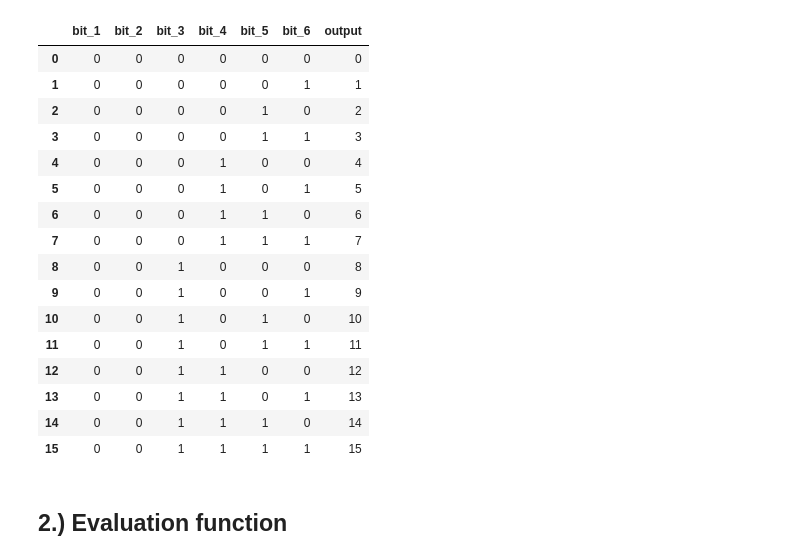
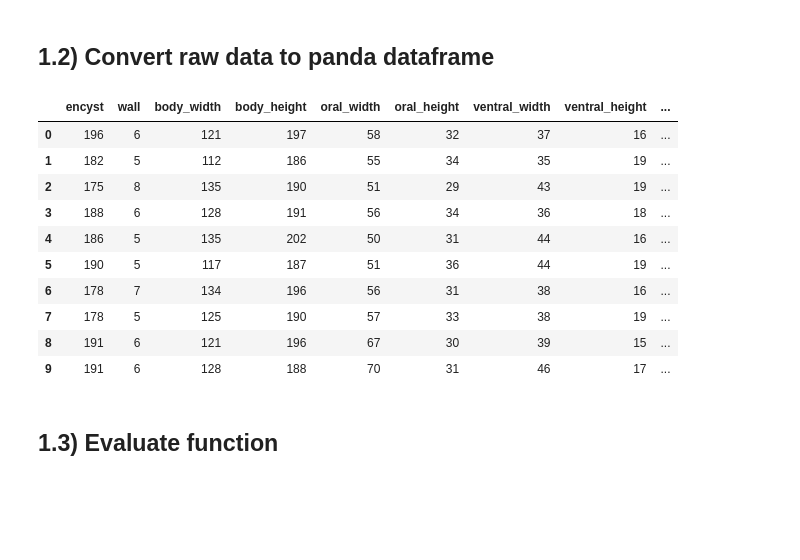
Before and after one commit to mosthotrakoon/ensemble_evaluation, a Jupyter notebook: Ensemble.ipynb, the cells around one changed output. Cells and saved outputs as stored; diff of their text form; code cells hidden in the pictures; blank space fills up the shorter version.

```diff
--- a/Ensemble.ipynb
+++ b/Ensemble.ipynb
@@ -5,34 +76,22 @@
+# %% [markdown]
+## 1.2) Convert raw data to panda dataframe
 # %%
 import pandas as pd
-import numpy as np
 from sklearn.model_selection import train_test_split
 
-file_name = '../sourcecode/dataset/6-bit.csv'
-data = pd.read_csv(file_name)
-data.head()
-X = data.drop(['output'], axis=1)
-Y = data[['output']].values.ravel()
-
-_, X_test, _, Y_test = train_test_split(X, Y, test_size=0.2, random_state=42)
-
-data.head(16)
+X = pd.DataFrame(data_list)
+Y = np.array(metacercaria)
+X_train, X_test, Y_train, Y_test = train_test_split(X, Y, test_size=0.2, shuffle=True, random_state=42)
+X.head(10)
 # %% [output]
-|  | bit_1 | bit_2 | bit_3 | bit_4 | bit_5 | bit_6 | output |
-| 0 | 0 | 0 | 0 | 0 | 0 | 0 | 0 |
-| 1 | 0 | 0 | 0 | 0 | 0 | 1 | 1 |
-| 2 | 0 | 0 | 0 | 0 | 1 | 0 | 2 |
-| 3 | 0 | 0 | 0 | 0 | 1 | 1 | 3 |
-| 4 | 0 | 0 | 0 | 1 | 0 | 0 | 4 |
-| 5 | 0 | 0 | 0 | 1 | 0 | 1 | 5 |
-| 6 | 0 | 0 | 0 | 1 | 1 | 0 | 6 |
-| 7 | 0 | 0 | 0 | 1 | 1 | 1 | 7 |
-| 8 | 0 | 0 | 1 | 0 | 0 | 0 | 8 |
-| 9 | 0 | 0 | 1 | 0 | 0 | 1 | 9 |
-| 10 | 0 | 0 | 1 | 0 | 1 | 0 | 10 |
-| 11 | 0 | 0 | 1 | 0 | 1 | 1 | 11 |
-| 12 | 0 | 0 | 1 | 1 | 0 | 0 | 12 |
-| 13 | 0 | 0 | 1 | 1 | 0 | 1 | 13 |
-| 14 | 0 | 0 | 1 | 1 | 1 | 0 | 14 |
-| 15 | 0 | 0 | 1 | 1 | 1 | 1 | 15 |
+|  | encyst | wall | body_width | body_height | oral_width | oral_height | ventral_width | ventral_height | ... |
+| 0 | 196 | 6 | 121 | 197 | 58 | 32 | 37 | 16 | ... |
+| 1 | 182 | 5 | 112 | 186 | 55 | 34 | 35 | 19 | ... |
+| 2 | 175 | 8 | 135 | 190 | 51 | 29 | 43 | 19 | ... |
+| 3 | 188 | 6 | 128 | 191 | 56 | 34 | 36 | 18 | ... |
+| 4 | 186 | 5 | 135 | 202 | 50 | 31 | 44 | 16 | ... |
+| 5 | 190 | 5 | 117 | 187 | 51 | 36 | 44 | 19 | ... |
+| 6 | 178 | 7 | 134 | 196 | 56 | 31 | 38 | 16 | ... |
+| 7 | 178 | 5 | 125 | 190 | 57 | 33 | 38 | 19 | ... |
+| 8 | 191 | 6 | 121 | 196 | 67 | 30 | 39 | 15 | ... |
+| 9 | 191 | 6 | 128 | 188 | 70 | 31 | 46 | 17 | ... |
-# %% [markdown]
-## 2.) Evaluation function
@@ -60,0 +98,2 @@ def matric_calculation(predicted, ground_truth):
+# %% [markdown]
+## 1.3) Evaluate function
```
Also changed, not shown: parts of 20 cells of this notebook.
